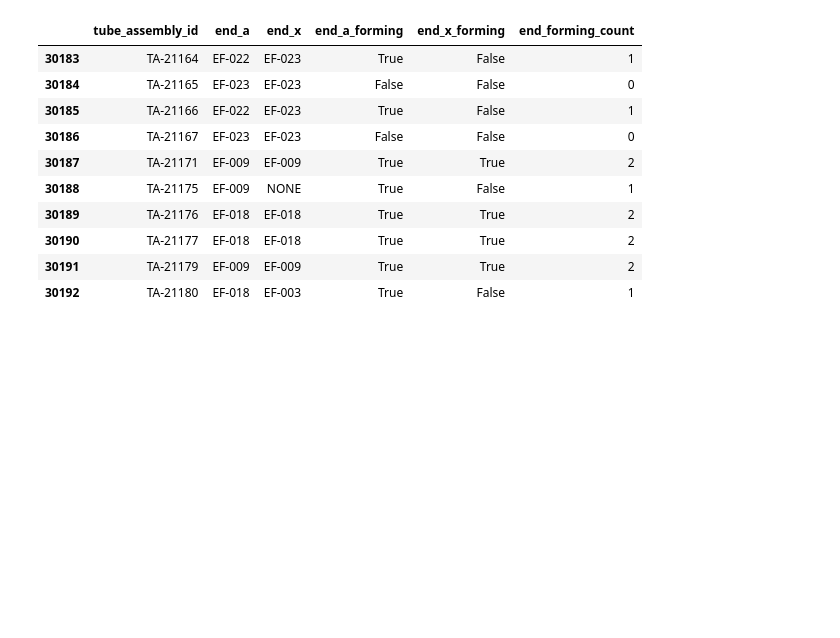
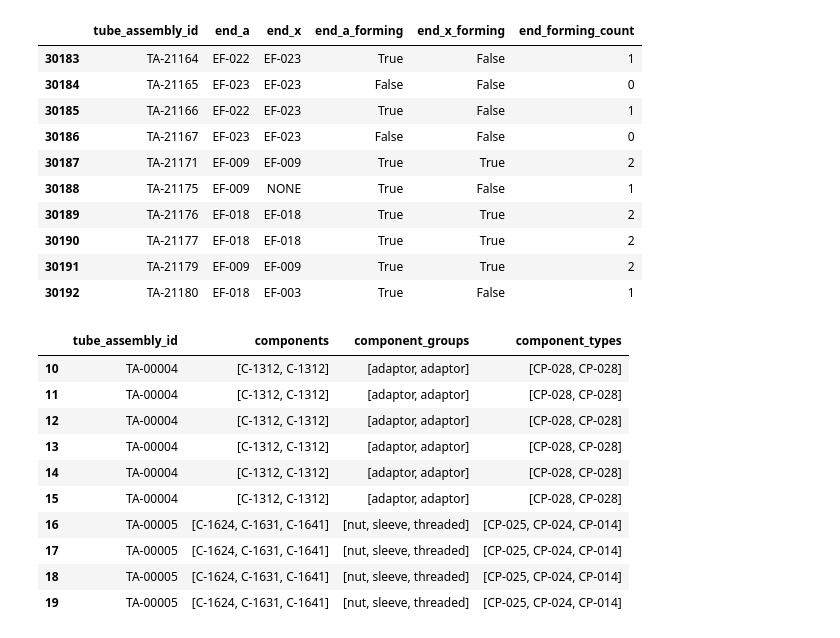
Before and after one commit to cberzan/kaggle-caterpillar, a Jupyter notebook: caterpillar-tube-pricing/check_featurizer.ipynb, the cells around one changed output. Saved outputs shown, nothing was run; the diff lists cells and outputs as text; code cells hidden in the pictures; blank space fills up the shorter version.

Commit message:
component_groups and component_types features

```diff
--- a/caterpillar-tube-pricing/check_featurizer.ipynb
+++ b/caterpillar-tube-pricing/check_featurizer.ipynb
@@ -196,3 +196,19 @@ df[30183:30193]
 | 30190 | TA-21177 | EF-018 | EF-018 | True | True | 2 |
 | 30191 | TA-21179 | EF-009 | EF-009 | True | True | 2 |
 | 30192 | TA-21180 | EF-018 | EF-003 | True | False | 1 |
+# %%
+# Check component_groups and component_types features.
+df = aug_train_set[['tube_assembly_id', 'components', 'component_groups', 'component_types']]
+df[10:20]
+# %% [output]
+|  | tube_assembly_id | components | component_groups | component_types |
+| 10 | TA-00004 | [C-1312, C-1312] | [adaptor, adaptor] | [CP-028, CP-028] |
+| 11 | TA-00004 | [C-1312, C-1312] | [adaptor, adaptor] | [CP-028, CP-028] |
+| 12 | TA-00004 | [C-1312, C-1312] | [adaptor, adaptor] | [CP-028, CP-028] |
+| 13 | TA-00004 | [C-1312, C-1312] | [adaptor, adaptor] | [CP-028, CP-028] |
+| 14 | TA-00004 | [C-1312, C-1312] | [adaptor, adaptor] | [CP-028, CP-028] |
+| 15 | TA-00004 | [C-1312, C-1312] | [adaptor, adaptor] | [CP-028, CP-028] |
+| 16 | TA-00005 | [C-1624, C-1631, C-1641] | [nut, sleeve, threaded] | [CP-025, CP-024, CP-014] |
+| 17 | TA-00005 | [C-1624, C-1631, C-1641] | [nut, sleeve, threaded] | [CP-025, CP-024, CP-014] |
+| 18 | TA-00005 | [C-1624, C-1631, C-1641] | [nut, sleeve, threaded] | [CP-025, CP-024, CP-014] |
+| 19 | TA-00005 | [C-1624, C-1631, C-1641] | [nut, sleeve, threaded] | [CP-025, CP-024, CP-014] |
```
Also changed, not shown: parts of 1 cell of this notebook, 3 other files.
